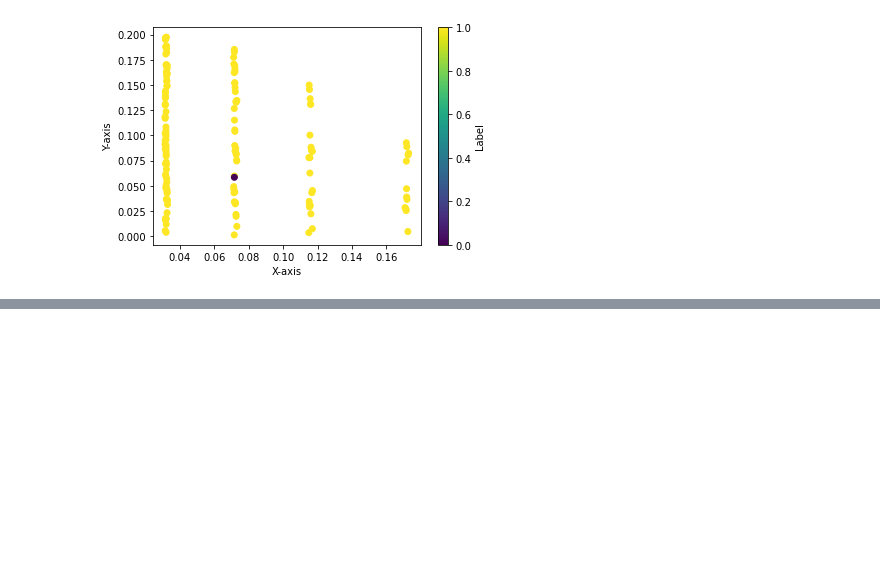
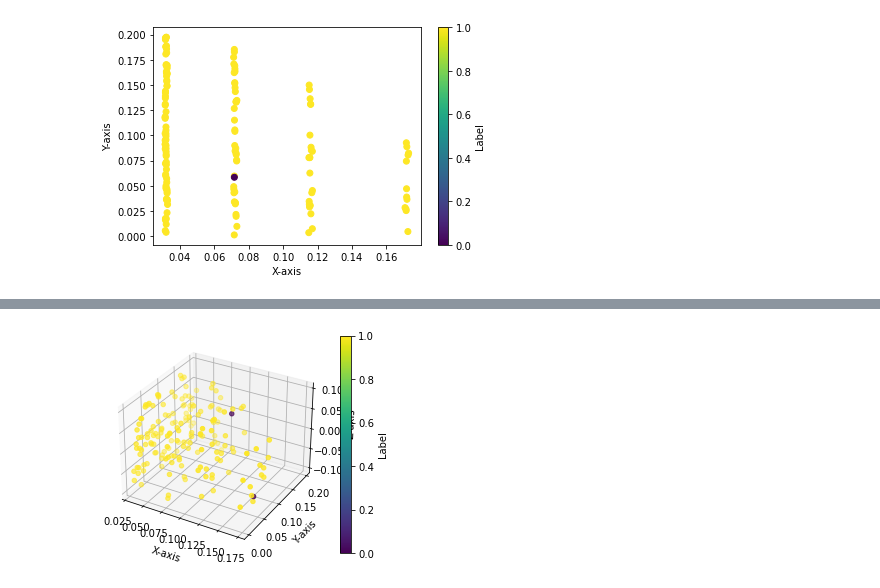
Before and after one commit to jihwanoh123/particle_trajectory, a Jupyter notebook: util_.ipynb, the cells around one changed output, grey strips where cells are left out. Cells and saved outputs as stored; diff of their text form; code cells hidden in the pictures; blank space fills up the shorter version.

```diff
--- a/util_.ipynb
+++ b/util_.ipynb
@@ -174,0 +203,5 @@ plot2d(X_color_red,'color')
+# %%
+#Reduced 3d graphic for event000001006_g000.npz
+plot3d(X_color_red,'color')
+# %% [output]
+[figure, added]
```
Also changed, not shown: parts of 16 cells of this notebook.
